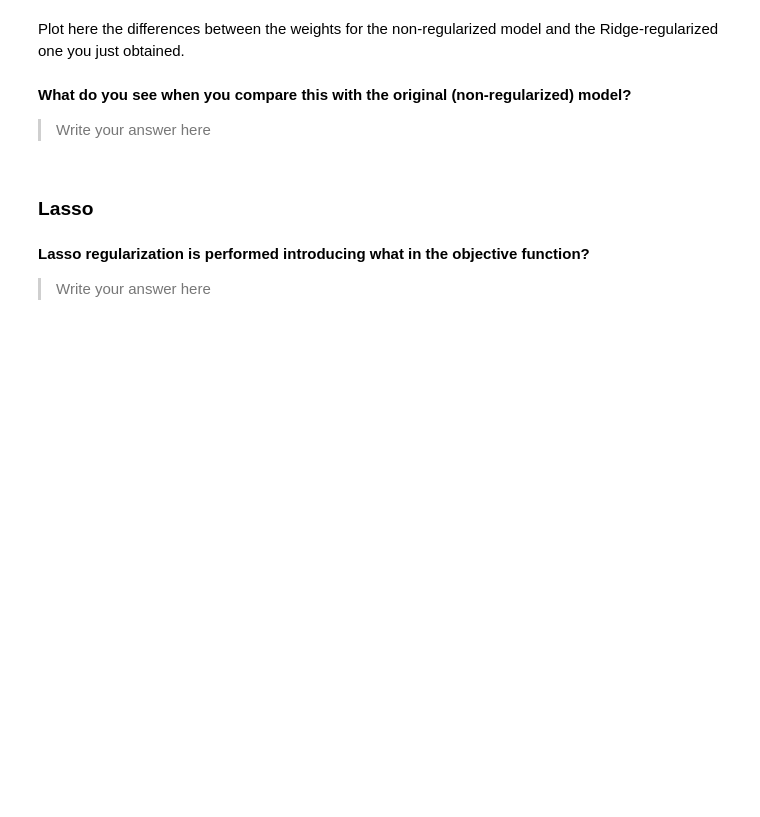
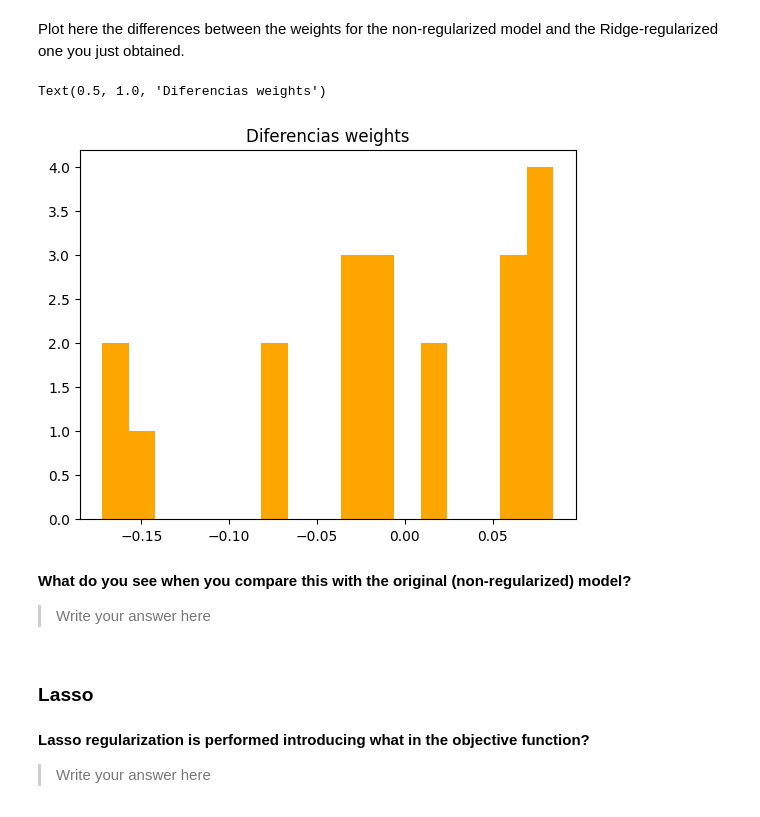
Before and after one commit to ICAI-IMAT-ML/p2-5-palomadiez, a Jupyter notebook: notebook/Lab2_5_LogisticRegression_and_regularization.ipynb, the cells around one changed output. Cells and saved outputs as stored; diff of their text form; code cells hidden in the pictures; blank space fills up the shorter version.

```diff
--- a/notebook/Lab2_5_LogisticRegression_and_regularization.ipynb
+++ b/notebook/Lab2_5_LogisticRegression_and_regularization.ipynb
@@ -314,6 +348,17 @@ classification_report(None, None, 1)
 Plot here the differences between the weights for the non-regularized model and the Ridge-regularized one you just obtained.
 # %%
 # TODO: Plot an histogram containing the differences between the parameter values for both models
+w_ridge = LogReg_optimum_C_Ridge.weights
+w = LogReg.weights
+
+dif_w = w_ridge-w
+
+plt.figure()
+plt.hist(dif_w, color="orange", bins=17)
+plt.title("Diferencias weights")
+# %% [output]
+Text(0.5, 1.0, 'Diferencias weights')
+[figure, added]
 # %% [markdown]
 **What do you see when you compare this with the original (non-regularized) model?**
 
```
Also changed, not shown: parts of 19 cells of this notebook.
